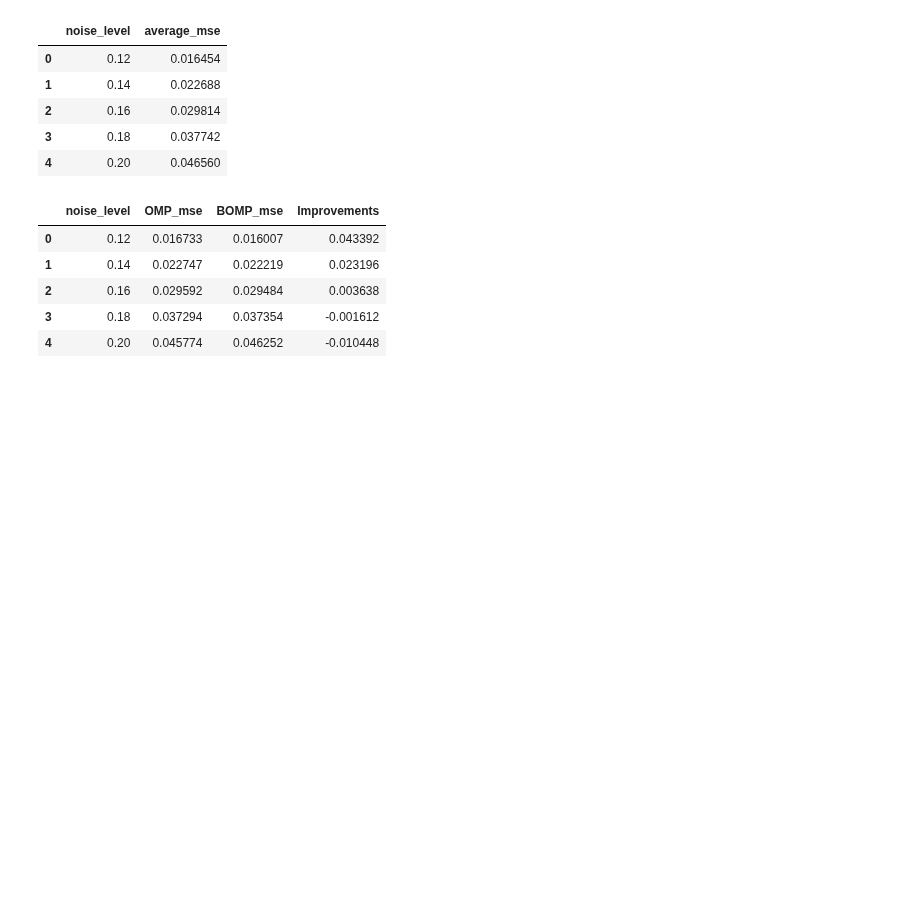
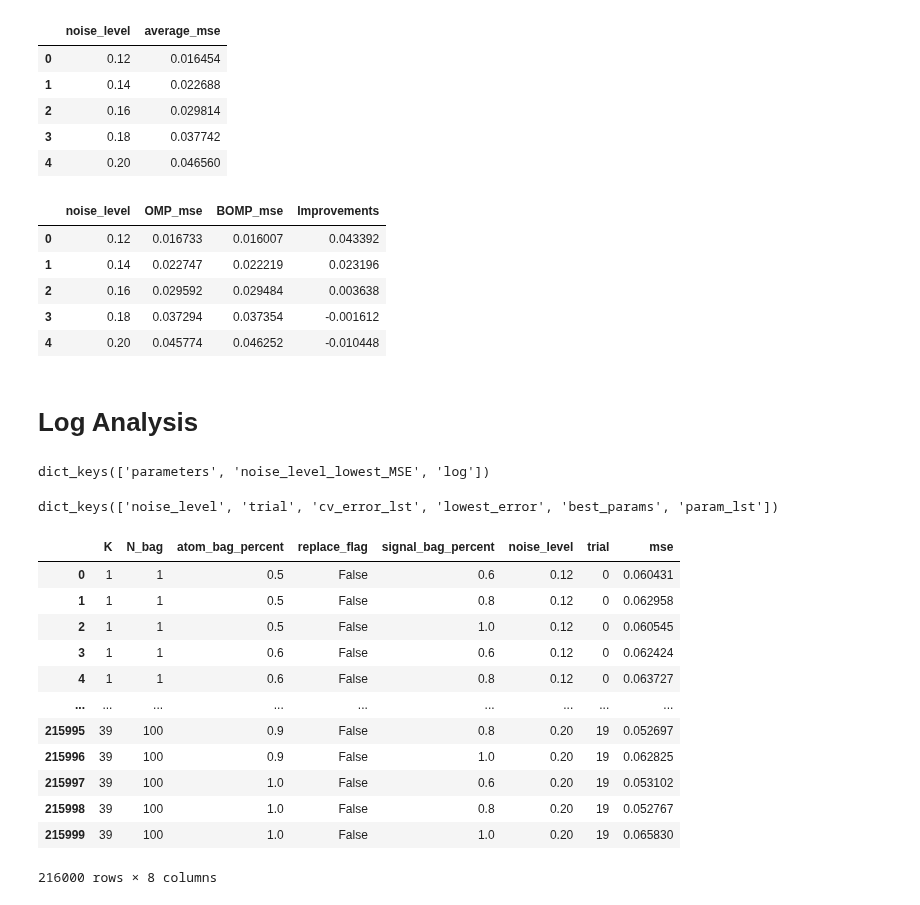
Before and after one commit to sleepysunny311/Projection_Pursuit_Summer, a Jupyter notebook: task5/Result_Analysis.ipynb, the cells around one changed output. Cells and saved outputs as stored; diff of their text form; code cells hidden in the pictures; blank space fills up the shorter version.

```diff
--- a/task5/Result_Analysis.ipynb
+++ b/task5/Result_Analysis.ipynb
@@ -145,3 +150,10 @@ Merged_Results
 | 2 | 0.16 | 0.029592 | 0.029484 | 0.003638 |
 | 3 | 0.18 | 0.037294 | 0.037354 | -0.001612 |
 | 4 | 0.20 | 0.045774 | 0.046252 | -0.010448 |
+# %% [markdown]
+# Log Analysis
+# %%
+# specify the directory you want to search in
+directory = "outputs/July9"
+
+log_files = glob.glob(os.path.join(directory, "*.pkl"))
@@ -147,0 +163,5 @@ Merged_Results
+# %%
+res_log.keys()
+#dict_keys(['parameters', 'noise_level_lowest_MSE', 'log'])
+# %% [output]
+dict_keys(['parameters', 'noise_level_lowest_MSE', 'log'])
@@ -147,0 +174,4 @@ Merged_Results
+# %%
+temp_log.keys()
+# %% [output]
+dict_keys(['noise_level', 'trial', 'cv_error_lst', 'lowest_error', 'best_params', 'param_lst'])
@@ -147,0 +187,16 @@ Merged_Results
+# %%
+final_log_df
+# %% [output]
+|  | K | N_bag | atom_bag_percent | replace_flag | signal_bag_percent | noise_level | trial | mse |
+| 0 | 1 | 1 | 0.5 | False | 0.6 | 0.12 | 0 | 0.060431 |
+| 1 | 1 | 1 | 0.5 | False | 0.8 | 0.12 | 0 | 0.062958 |
+| 2 | 1 | 1 | 0.5 | False | 1.0 | 0.12 | 0 | 0.060545 |
+| 3 | 1 | 1 | 0.6 | False | 0.6 | 0.12 | 0 | 0.062424 |
+| 4 | 1 | 1 | 0.6 | False | 0.8 | 0.12 | 0 | 0.063727 |
+| ... | ... | ... | ... | ... | ... | ... | ... | ... |
+| 215995 | 39 | 100 | 0.9 | False | 0.8 | 0.20 | 19 | 0.052697 |
+| 215996 | 39 | 100 | 0.9 | False | 1.0 | 0.20 | 19 | 0.062825 |
+| 215997 | 39 | 100 | 1.0 | False | 0.6 | 0.20 | 19 | 0.053102 |
+| 215998 | 39 | 100 | 1.0 | False | 0.8 | 0.20 | 19 | 0.052767 |
+| 215999 | 39 | 100 | 1.0 | False | 1.0 | 0.20 | 19 | 0.065830 |
+216000 rows × 8 columns
```
Also changed, not shown: parts of 11 cells of this notebook, 1 other file.
